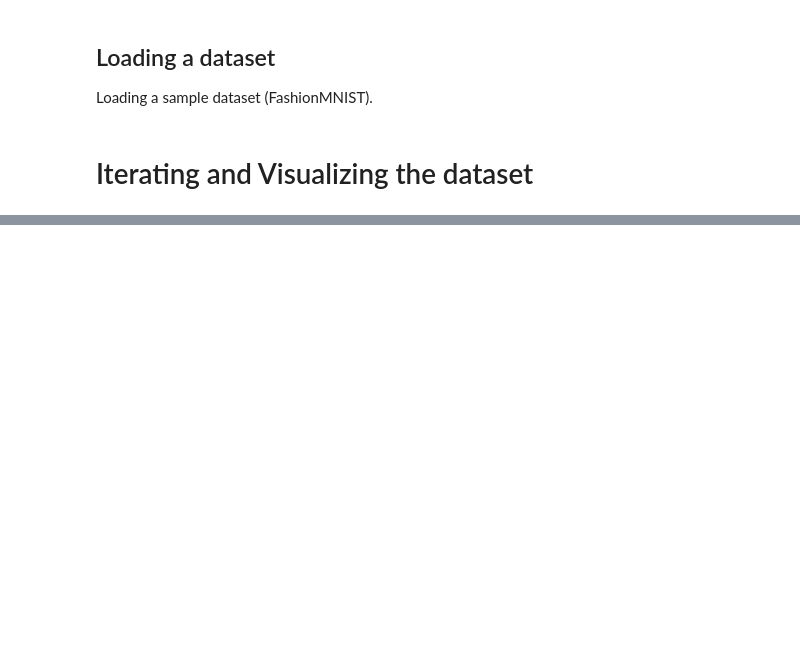
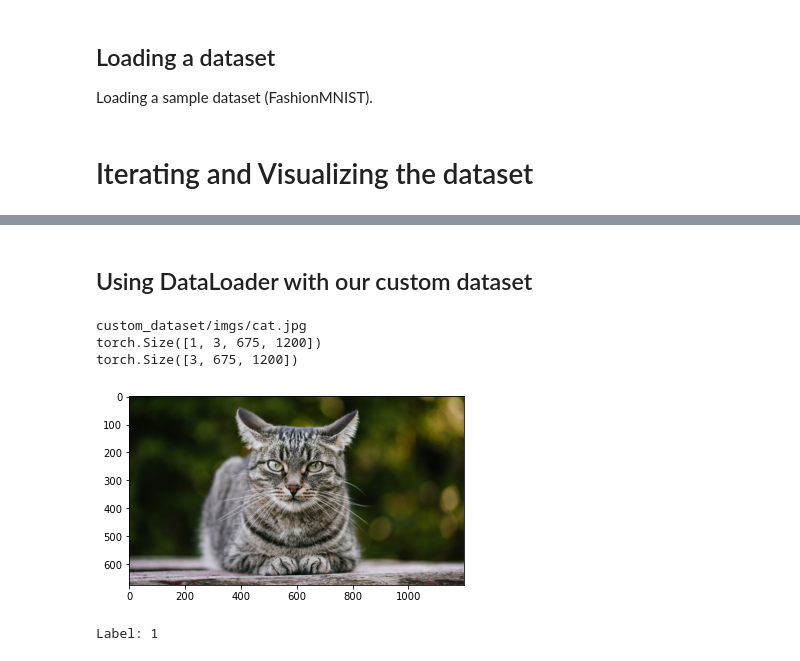
Before and after one commit to DomagojHack/LearningPyTorch, a Jupyter notebook: notebooks/03_datasets_&_dataloaders.ipynb, the cells around one changed output, grey strips where cells are left out. Drawn from its saved outputs; the diff is of its cells as text; code cells hidden in the pictures; blank space fills up the shorter version.

```diff
--- a/notebooks/03_datasets_&_dataloaders.ipynb
+++ b/notebooks/03_datasets_&_dataloaders.ipynb
@@ -63,0 +170,19 @@ plt.show()
+# %% [markdown]
+## Using DataLoader with our custom dataset
+# %%
+custom_dataloader = DataLoader(custom, batch_size=1, shuffle=True)
+train_features, train_labels = next(iter(custom_dataloader))
+print(train_features.shape)
+print(train_features[0].squeeze().shape)
+
+img = train_features[0].squeeze()
+label = train_labels[0]
+plt.imshow(img.permute(1,2,0))
+plt.show()
+print(f"Label: {label}")
+# %% [output]
+custom_dataset/imgs/cat.jpg
+torch.Size([1, 3, 675, 1200])
+torch.Size([3, 675, 1200])
+[figure, added]
+Label: 1
```
Also changed, not shown: parts of 14 cells of this notebook.
